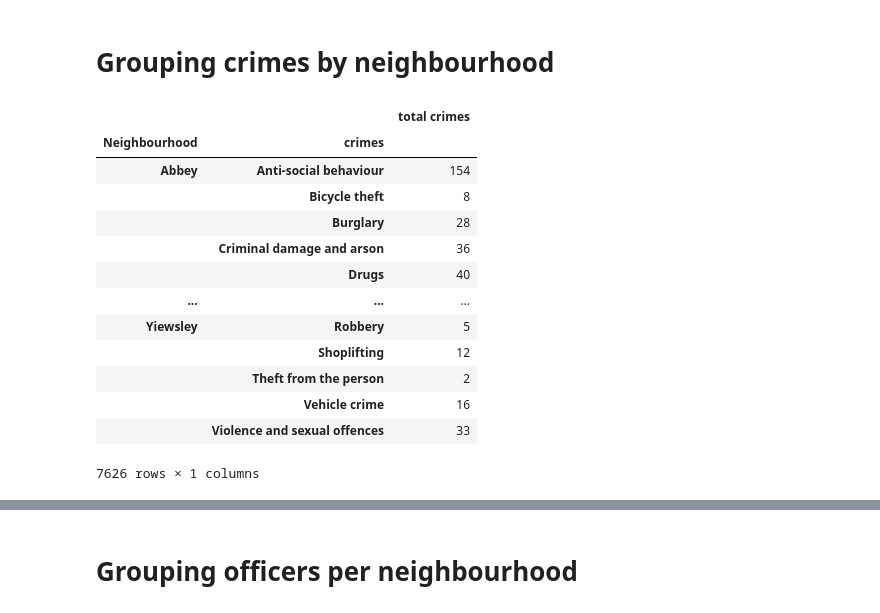
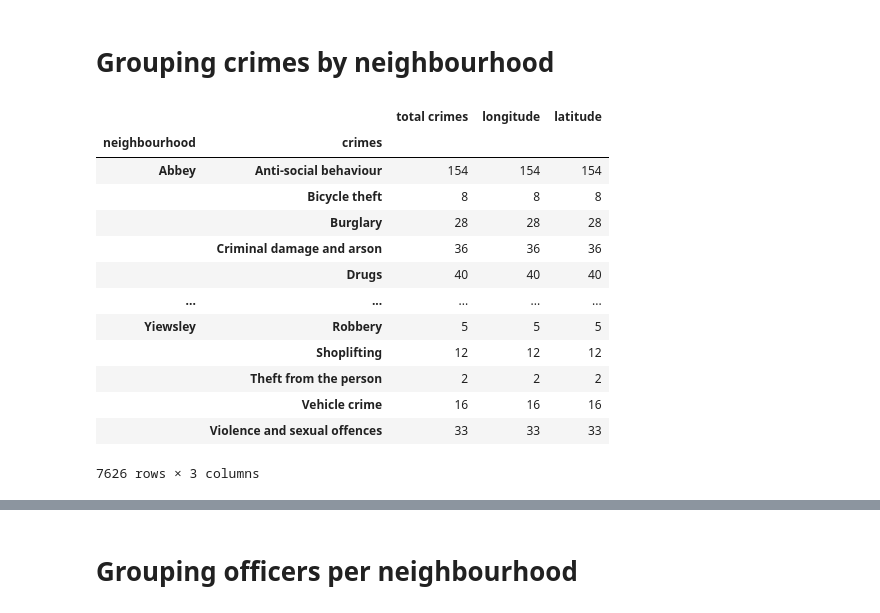
Before and after one commit to IslaamSabbah/Project-Week-3-Data-Thieves, a Jupyter notebook: your-project/project.ipynb, the cells around one changed output, grey strips where cells are left out. Saved outputs shown, nothing was run; the diff lists cells and outputs as text; code cells hidden in the pictures.

Commit message:
some tables and modified code

```diff
--- a/your-project/project.ipynb
+++ b/your-project/project.ipynb
@@ -82,0 +104,16 @@ APIError: <unknown error code>
+# %%
+df_crimes = pd.DataFrame()
+i = 0
+for n in london_nei:
+    df_temp = pd.DataFrame({'crimes': [c.category.name for c in n.crimes],
+                           'longitude': [c.location.longitude for c in n.crimes],
+                            'latitude': [c.location.latitude for c in n.crimes]
+                           })
+    df_temp['neighbourhood'] = n.name
+    df_crimes = df_crimes.append(df_temp)
+    i += 1
+    print('Processed neighbourhood number  ',i)
+#     if i > 4:
+#         break
+# df_crimes
+df_crimes.to_csv('crimesneighbourhood3.csv')
@@ -83,8 +184,8 @@ APIError: <unknown error code>
 # %% [markdown]
 # Creating dataframe with crimes and their location
 # %%
-df_crimes=pd.DataFrame(nei_crimes)
-df_crimes['crimes']=crimes
-df_crimes['latitude']=latitudes
-df_crimes['longitude']=longitudes
-df_crimes
+#df_crimes=pd.DataFrame(nei_crimes)
+#df_crimes['crimes']=crimes
+#df_crimes['latitude']=latitudes
+#df_crimes['longitude']=longitudes
+#df_crimes
@@ -116,7 +201,7 @@ NameError: name 'df_officers' is not defined
 # %%
-df_crimes.crimes=df_crimes.crimes.astype(str)  #cleaning in crimes dataframe
-df_crimes['crimes']=df_crimes['crimes'].apply(lambda x:x.split(">")[1])
-df_crimes
+#df_crimes.crimes=df_crimes.crimes.astype(str)  #cleaning in crimes dataframe
+#df_crimes['crimes']=df_crimes['crimes'].apply(lambda x:x.split(">")[1])
+#df_crimes
 # %% [markdown]
 # Removing anti-social behaviour from crime dataframe
 
@@ -132,24 +239,24 @@ df_officers.rename(columns={0:'Neighbourhood'},inplace=True)
 # %%
-df_crimes.rename(columns={0:'Neighbourhood'},inplace=True)
+#df_crimes.rename(columns={0:'Neighbourhood'},inplace=True)
 # %% [markdown]
 # Grouping crimes by neighbourhood
 # %%
-crime_type_nh = df_code.merge(df_crimes, how='right').groupby(['Neighbourhood','crimes']).count()
-crime_type_nh.drop(columns=['latitude','longitude'],inplace=True)
+crime_type_nh = df_code.merge(df_crimes, how='right').groupby(['neighbourhood','crimes']).count()
+#crime_type_nh.drop(columns=['latitude','longitude'],inplace=True)
 crime_type_nh.rename(columns={'code':'total crimes'},inplace=True)
 crime_type_nh
 # %% [output]
-|  |  | total crimes |
-| Neighbourhood | crimes |  |
-| Abbey | Anti-social behaviour | 154 |
-|  | Bicycle theft | 8 |
-|  | Burglary | 28 |
-|  | Criminal damage and arson | 36 |
-|  | Drugs | 40 |
-| ... | ... | ... |
-| Yiewsley | Robbery | 5 |
-|  | Shoplifting | 12 |
-|  | Theft from the person | 2 |
-|  | Vehicle crime | 16 |
-|  | Violence and sexual offences | 33 |
+|  |  | total crimes | longitude | latitude |
+| neighbourhood | crimes |  |  |  |
+| Abbey | Anti-social behaviour | 154 | 154 | 154 |
+|  | Bicycle theft | 8 | 8 | 8 |
+|  | Burglary | 28 | 28 | 28 |
+|  | Criminal damage and arson | 36 | 36 | 36 |
+|  | Drugs | 40 | 40 | 40 |
+| ... | ... | ... | ... | ... |
+| Yiewsley | Robbery | 5 | 5 | 5 |
+|  | Shoplifting | 12 | 12 | 12 |
+|  | Theft from the person | 2 | 2 | 2 |
+|  | Vehicle crime | 16 | 16 | 16 |
+|  | Violence and sexual offences | 33 | 33 | 33 |
-7626 rows × 1 columns
+7626 rows × 3 columns
```
Also changed, not shown: parts of 24 cells of this notebook, 15 other files.
